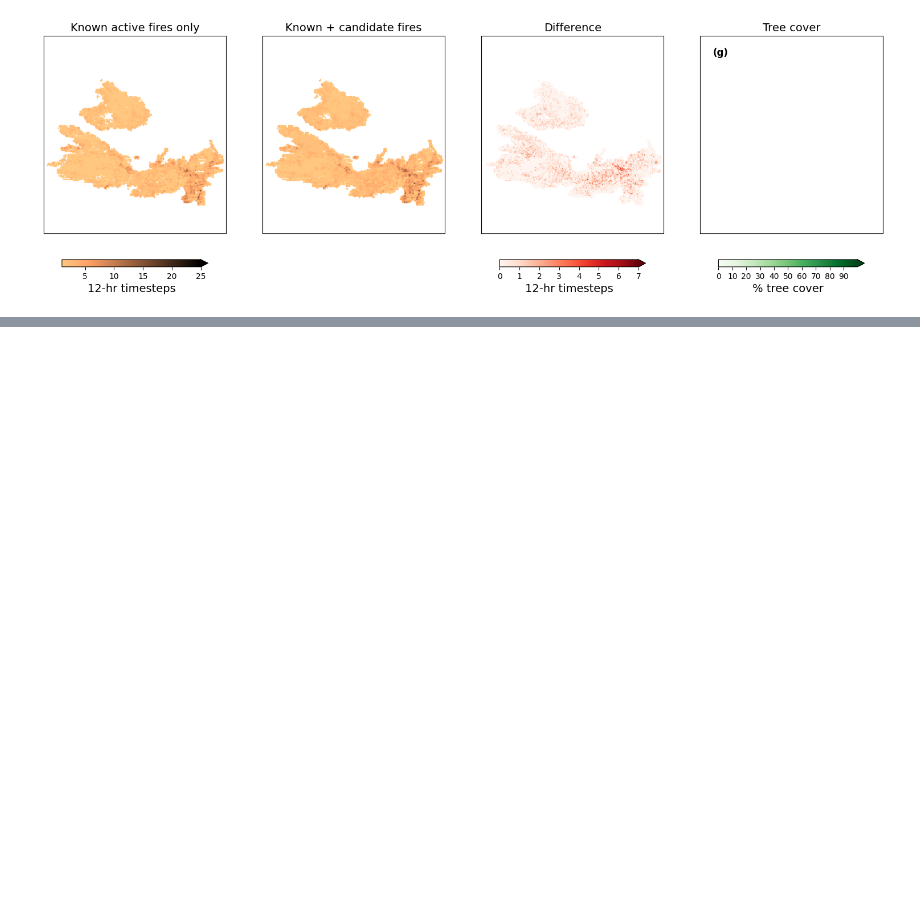
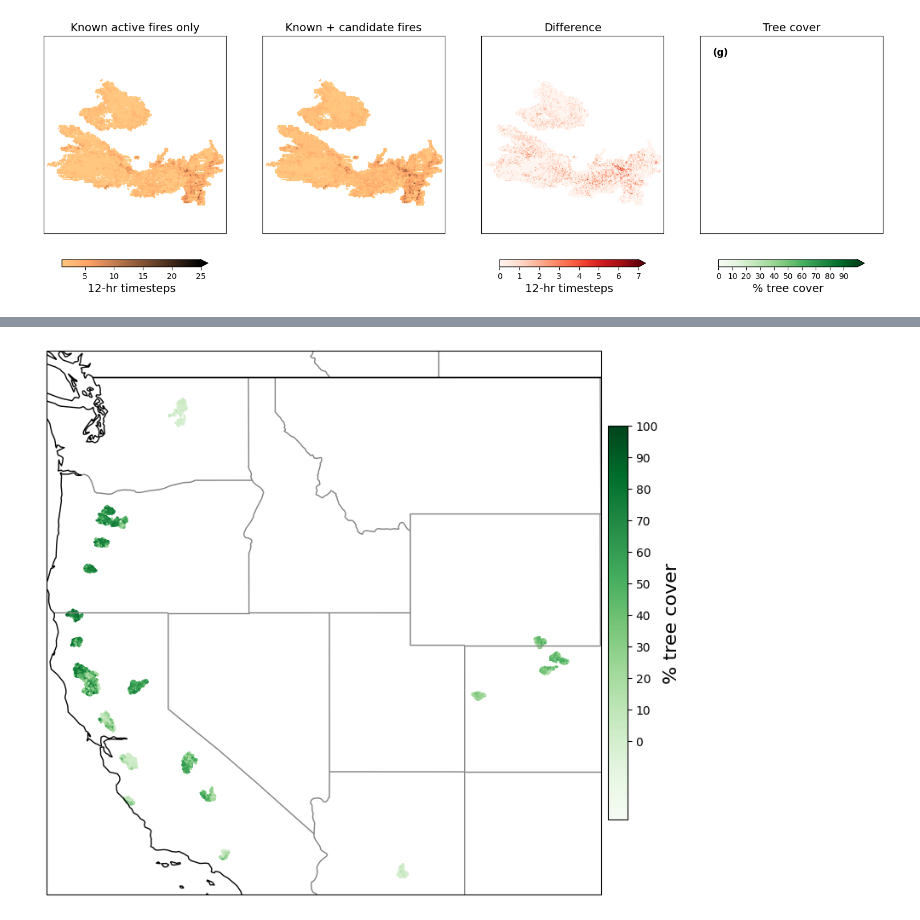
Before and after one commit to scoffiel/candidate_fires, a Jupyter notebook: 3_candidate_analysis.ipynb, the cells around one changed output, grey strips where cells are left out. Saved outputs shown, nothing was run; the diff lists cells and outputs as text; code cells hidden in the pictures; blank space fills up the shorter version.

```diff
--- a/3_candidate_analysis.ipynb
+++ b/3_candidate_analysis.ipynb
@@ -602,0 +687,3 @@ plt.savefig('/home/scoffie1/figures/persistence_oregon.png', dpi=150)
+# %%
+all_dets = pd.read_csv('/discover/nobackup/scoffie1/WUS_Jun-Nov2020_dets_SNPP_final.csv')
+all_dets.head()
@@ -602,0 +697,27 @@ plt.savefig('/home/scoffie1/figures/persistence_oregon.png', dpi=150)
+# %%
+#extract tree cover for each point
+x = all_dets.longitude.to_xarray()
+y = all_dets.latitude.to_xarray()
+all_dets['tree_cover'] = tree.sel(x=x, y=y, method='nearest').data
+# %%
+#cartopy
+cartopy.config['data_dir'] = "/discover/nobackup/projects/jh_tutorials/JH_examples/JH_datafiles/Cartopy"
+cartopy.config['pre_existing_data_dir'] = "/discover/nobackup/projects/jh_tutorials/JH_examples/JH_datafiles/Cartopy"
+cartopy.config['data_dir']
+
+states_provinces = cfeature.NaturalEarthFeature(
+    category='cultural',
+    name='admin_1_states_provinces_lines',
+    scale='50m',
+    facecolor='none')
+countries = cfeature.NaturalEarthFeature(category='cultural', scale='50m', facecolor='none', name='admin_0_countries')
+# %%
+fig = plt.figure(figsize=(10,10))
+ax = plt.subplot(111, projection = ccrs.Miller())
+ax.set_extent([-124.5,-104,33,49.3])
+ax.add_feature(states_provinces, edgecolor='gray')
+ax.add_feature(countries)
+plot = ax.scatter(all_dets.longitude, all_dets.latitude, c=all_dets.tree_cover, s=0.01, vmin=-25, vmax=100, marker='s', transform=ccrs.Geodetic(), cmap='Greens')
+cbar = plt.colorbar(plot, orientation='vertical', shrink=0.6, pad=0.01, ticks=np.arange(0,101,10)).set_label(label='% tree cover',size=16)
+# %% [output]
+[figure, added]
```
Also changed, not shown: parts of 9 cells of this notebook, 1 other file.
